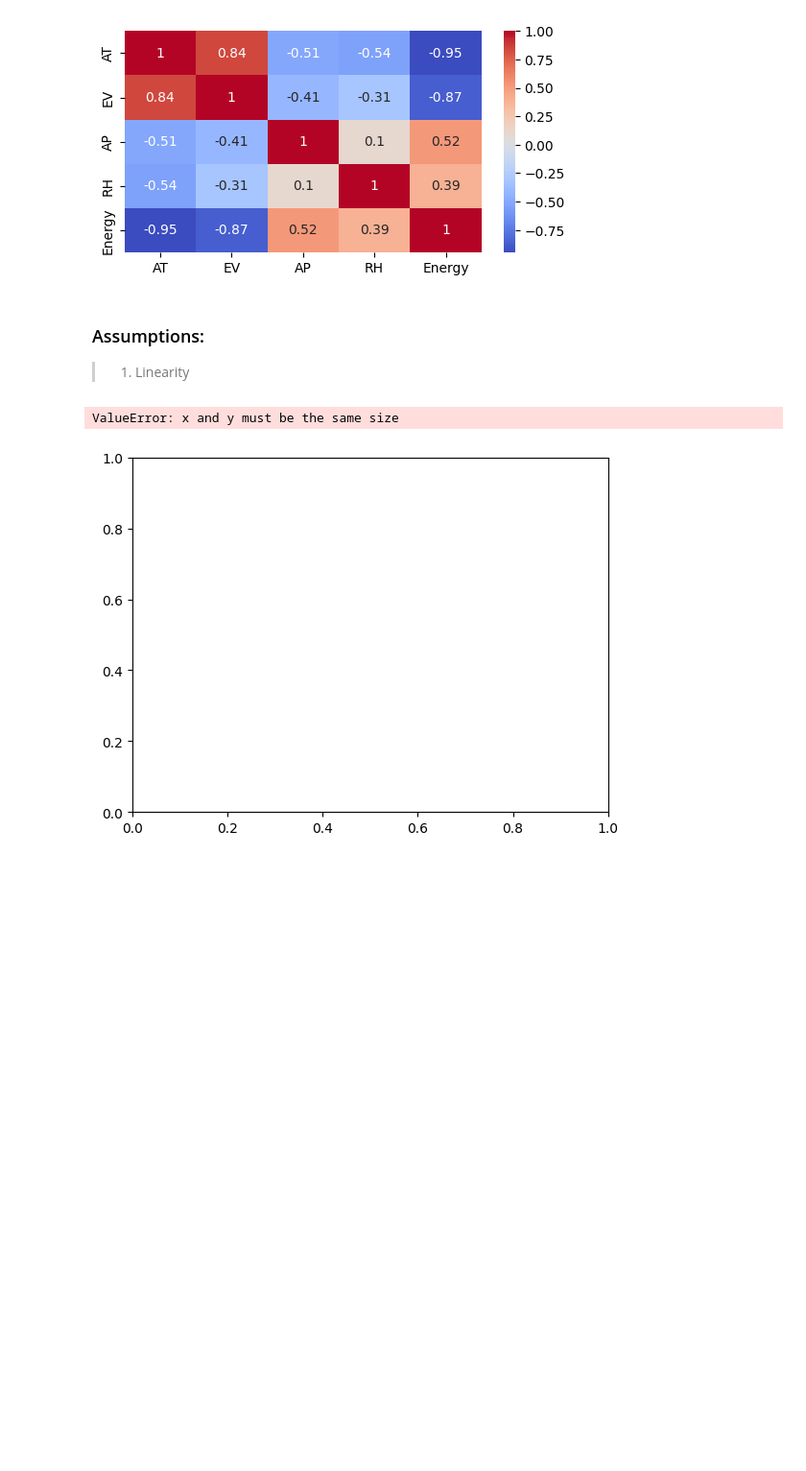
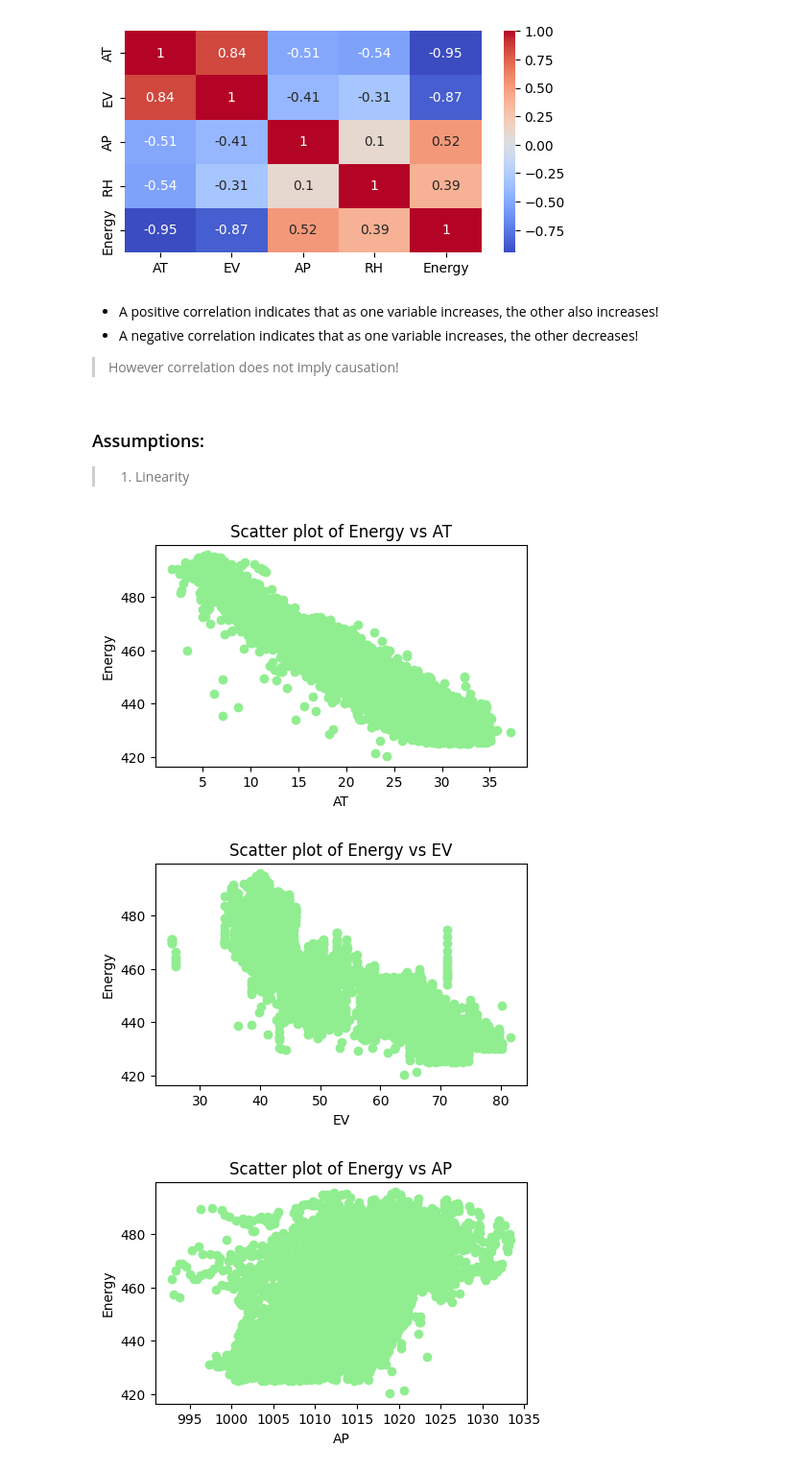
Before and after one commit to Darknight47/Regression, a Jupyter notebook: Multiple Linear Regression/predict_hourly_electrical_energy.ipynb, the cells around one changed output. Shown at 96% size. Drawn from its saved outputs; the diff is of its cells as text; code cells hidden in the pictures; blank space fills up the shorter version.

Commit message:
linearity

```diff
--- a/Multiple Linear Regression/predict_hourly_electrical_energy.ipynb
+++ b/Multiple Linear Regression/predict_hourly_electrical_energy.ipynb
@@ -42,6 +42,8 @@ from sklearn.linear_model import LinearRegression
 RANDOM_STATE = 42
 # %%
 powerPlant = pd.read_csv('../Datasets/Cycle_Powerplant.csv')
+X = powerPlant[['AT', 'EV','AP', 'RH']]
+y = powerPlant[['Energy']]
 # %% [markdown]
 ### Dataset's Features/Variables
 
@@ -109,6 +111,10 @@ sns.heatmap(correlation_matrix, annot= True, cmap='coolwarm')
 plt.show()
 # %% [output]
 [figure]
+# %% [markdown]
+* A positive correlation indicates that as one variable increases, the other also increases!
+* A negative correlation indicates that as one variable increases, the other decreases!
+> However correlation does not imply causation!
 # %% [markdown]
 ### Assumptions:
 
@@ -118,8 +122,12 @@ plt.scatter(powerPlant['AT'])
-# %%
-# Checking if the linearity assumption holds
-
-plt.scatter(X, y, color="blue")
-plt.show()
-# %% [output]
-ValueError: x and y must be the same size
-[figure, removed]
+# %%
+for var in X:
+    plt.figure(figsize=(5,3))
+    plt.scatter(powerPlant[var], powerPlant['Energy'], color='lightgreen')
+    plt.xlabel(var)
+    plt.ylabel('Energy')
+    plt.title(f'Scatter plot of Energy vs {var}')
+    plt.show()
+# %% [output]
+[figure, added]
+[figure, added]
+[figure, added]
```
Also changed, not shown: parts of 3 cells of this notebook.
